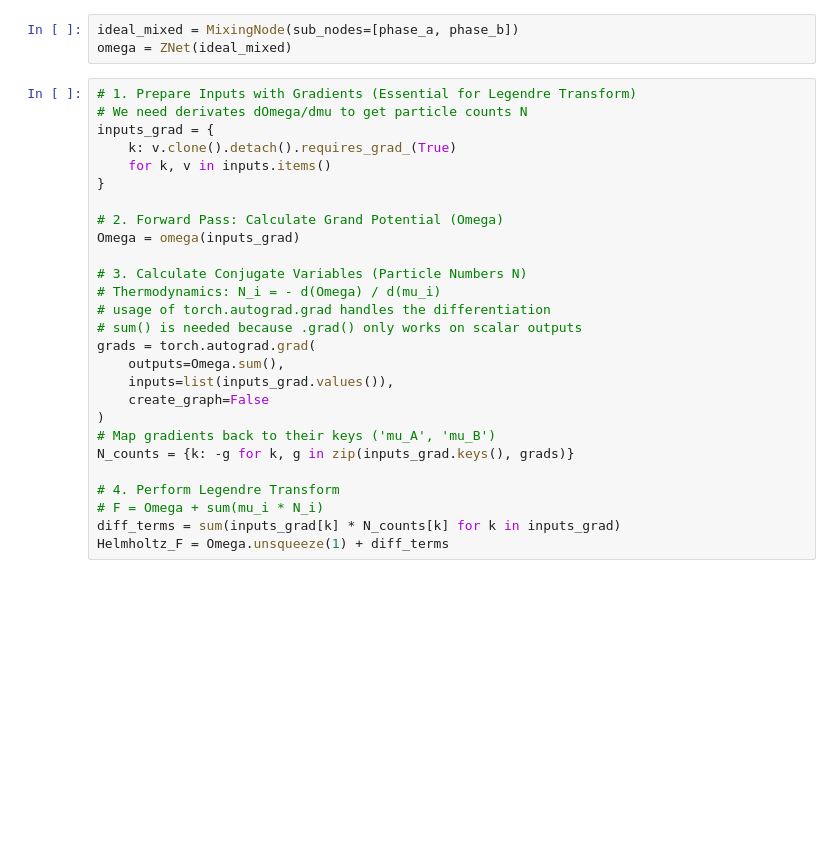
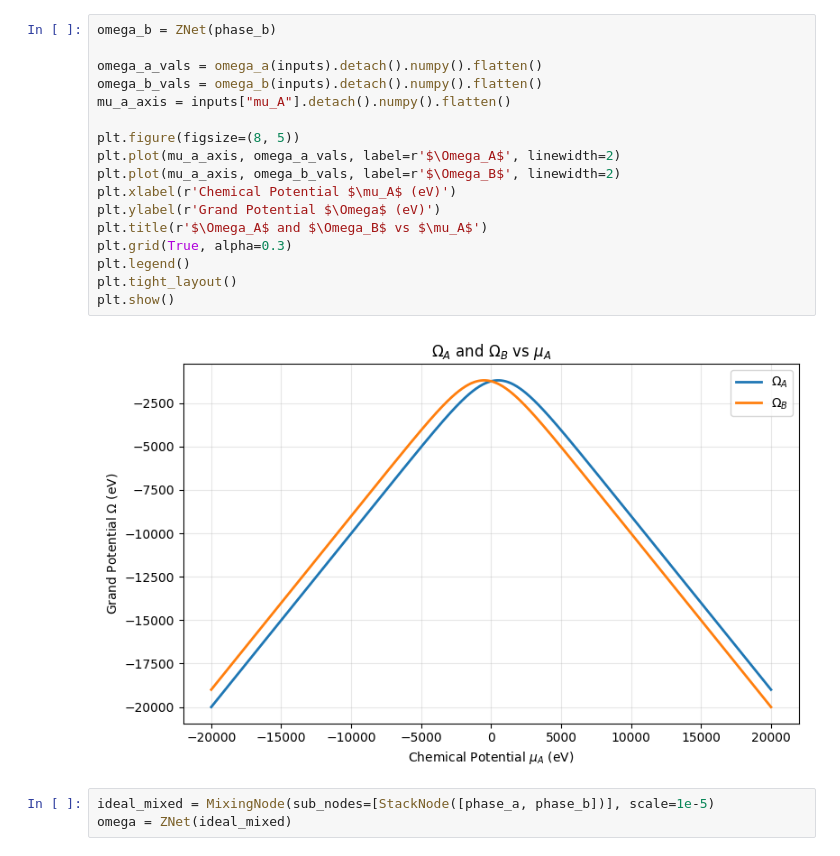
Before and after one commit to themintlab/Zgraph, a Jupyter notebook: examples/unit_test.ipynb, the cells around one changed output. Saved outputs shown, nothing was run; the diff lists cells and outputs as text; blank space fills up the shorter version.

```diff
--- a/examples/unit_test.ipynb
+++ b/examples/unit_test.ipynb
@@ -26,33 +66,25 @@ inputs = {
+# %%
+omega_b = ZNet(phase_b)
+
+omega_a_vals = omega_a(inputs).detach().numpy().flatten()
+omega_b_vals = omega_b(inputs).detach().numpy().flatten()
+mu_a_axis = inputs["mu_A"].detach().numpy().flatten()
+
+plt.figure(figsize=(8, 5))
+plt.plot(mu_a_axis, omega_a_vals, label=r'$\Omega_A$', linewidth=2)
+plt.plot(mu_a_axis, omega_b_vals, label=r'$\Omega_B$', linewidth=2)
+plt.xlabel(r'Chemical Potential $\mu_A$ (eV)')
+plt.ylabel(r'Grand Potential $\Omega$ (eV)')
+plt.title(r'$\Omega_A$ and $\Omega_B$ vs $\mu_A$')
+plt.grid(True, alpha=0.3)
+plt.legend()
+plt.tight_layout()
+plt.show()
+# %% [output]
+[figure, added]
 # %%
-ideal_mixed = MixingNode(sub_nodes=[phase_a, phase_b])
+ideal_mixed = MixingNode(sub_nodes=[StackNode([phase_a, phase_b])], scale=1e-5)
 omega = ZNet(ideal_mixed)
-# %%
-# 1. Prepare Inputs with Gradients (Essential for Legendre Transform)
-# We need derivates dOmega/dmu to get particle counts N
-inputs_grad = {
-    k: v.clone().detach().requires_grad_(True)
-    for k, v in inputs.items()
-}
-
-# 2. Forward Pass: Calculate Grand Potential (Omega)
-Omega = omega(inputs_grad)
-
-# 3. Calculate Conjugate Variables (Particle Numbers N)
-# Thermodynamics: N_i = - d(Omega) / d(mu_i)
-# usage of torch.autograd.grad handles the differentiation
-# sum() is needed because .grad() only works on scalar outputs
-grads = torch.autograd.grad(
-    outputs=Omega.sum(),
-    inputs=list(inputs_grad.values()),
-    create_graph=False
-)
-# Map gradients back to their keys ('mu_A', 'mu_B')
-N_counts = {k: -g for k, g in zip(inputs_grad.keys(), grads)}
-
-# 4. Perform Legendre Transform
-# F = Omega + sum(mu_i * N_i)
-diff_terms = sum(inputs_grad[k] * N_counts[k] for k in inputs_grad)
-Helmholtz_F = Omega.unsqueeze(1) + diff_terms
 # %%
 import matplotlib.pyplot as plt
 # 5. Visualization
```
Also changed, not shown: parts of 6 cells of this notebook, 3 other files.
